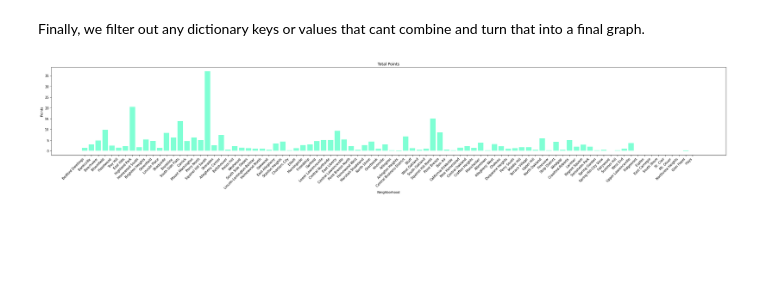
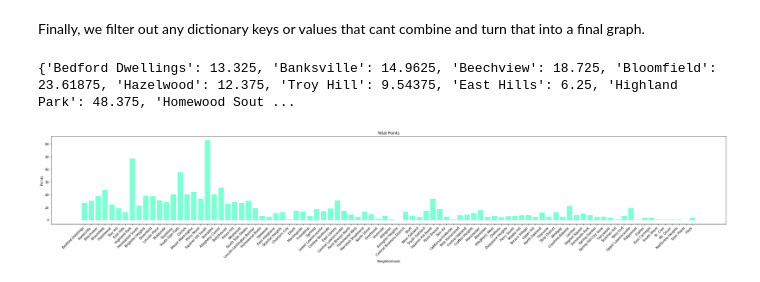
Before and after one commit to CamilaCavalcanti2005/Final_Project, a Jupyter notebook: Combination.ipynb, the cells around one changed output. Saved outputs shown, nothing was run; the diff lists cells and outputs as text; code cells hidden in the pictures; blank space fills up the shorter version.

```diff
--- a/Combination.ipynb
+++ b/Combination.ipynb
@@ -57,32 +57,35 @@ import matplotlib.pyplot as plt
 %matplotlib inline
 
 oldnames = (list(points.keys()))
 oldscores = list(points.values())
 
 names = []
 scores = []
 
 num =0
 for x in oldnames:
     if type(x) == str:
         names.append(x)
         scores.append(oldscores[num])
     num = num + 1
 
 num =0
 for x in scores:
-    scores[num] = scores[num]/160
+    scores[num] = scores[num]
     num = num + 1
+
+print(points)
 
 plt.figure(figsize= (30, 6))
 plt.bar(names, scores, color= 'aquamarine')
 plt.xticks(rotation=45, ha='right')
 plt.title('Total Points')
 plt.xlabel('Neighborhood')
 plt.ylabel('Points')
 plt.subplots_adjust(bottom=0.3)
 plt.tight_layout()
 
 plt.show()
 # %% [output]
+{'Bedford Dwellings': 13.325, 'Banksville': 14.9625, 'Beechview': 18.725, 'Bloomfield': 23.61875, 'Hazelwood': 12.375, 'Troy Hill': 9.54375, 'East Hills': 6.25, 'Highland Park': 48.375, 'Homewood Sout ...
-[figure, old version]
+[figure, new version]
```
Also changed, not shown: parts of 2 cells of this notebook.
